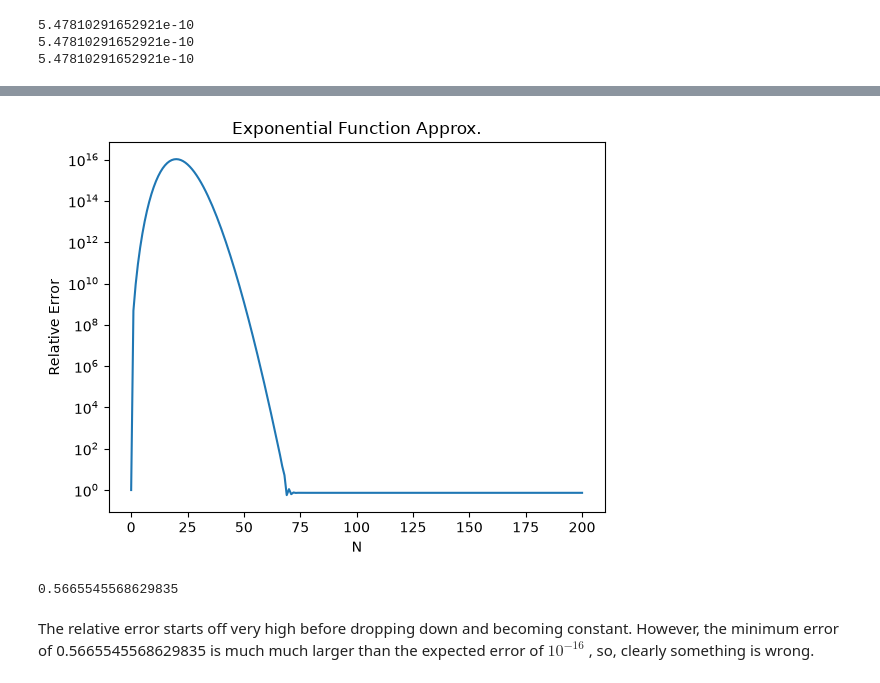
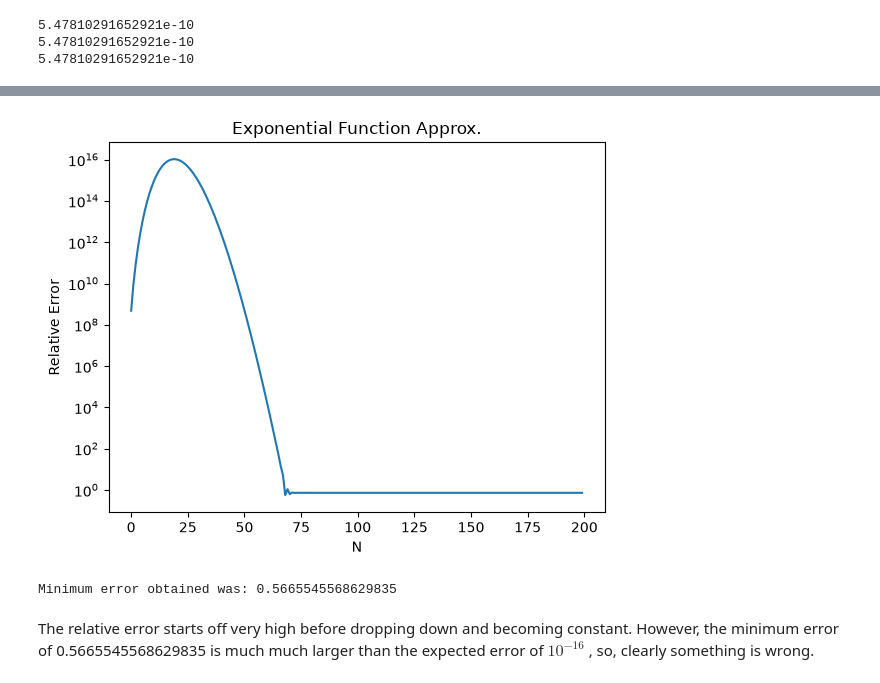
Before and after one commit to Dueling-W/SciML-GirardW-Fall26, a Jupyter notebook: Homework/Homework 2/hw2.ipynb, the cells around one changed output, grey strips where cells are left out. Cells and saved outputs as stored; diff of their text form; code cells hidden in the pictures.

```diff
--- a/Homework/Homework 2/hw2.ipynb
+++ b/Homework/Homework 2/hw2.ipynb
@@ -88,17 +72,17 @@ print(min(error_list))
 # %%
 import matplotlib.pyplot as plt
 
-plt.plot(list(range(N+1)), error_list)
+plt.plot(list(range(N)), error_list)
 plt.semilogy()
 plt.title('Exponential Function Approx.')
 plt.xlabel('N')
 plt.ylabel('Relative Error')
 plt.show()
 
-print(min(error_list))
+print(f'\nMinimum error obtained was: {min(error_list)}')
 # %% [output]
-[figure, old version]
+[figure, new version]
-0.5665545568629835
+Minimum error obtained was: 0.5665545568629835
 # %% [markdown]
 The relative error starts off very high before dropping down and becoming constant. However, the minimum error of 0.5665545568629835 is much much larger than the expected error of $10^{-16}$ , so, clearly something is wrong.
 # %% [markdown]
```
Also changed, not shown: parts of 5 cells of this notebook.
